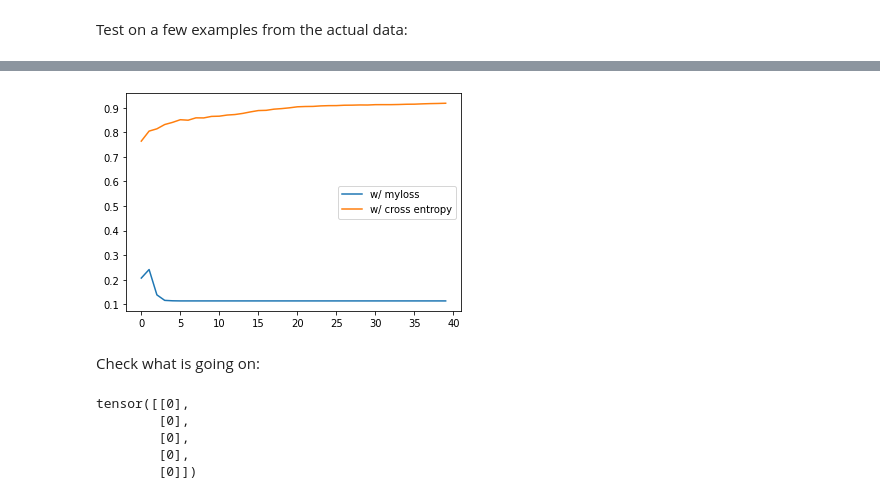
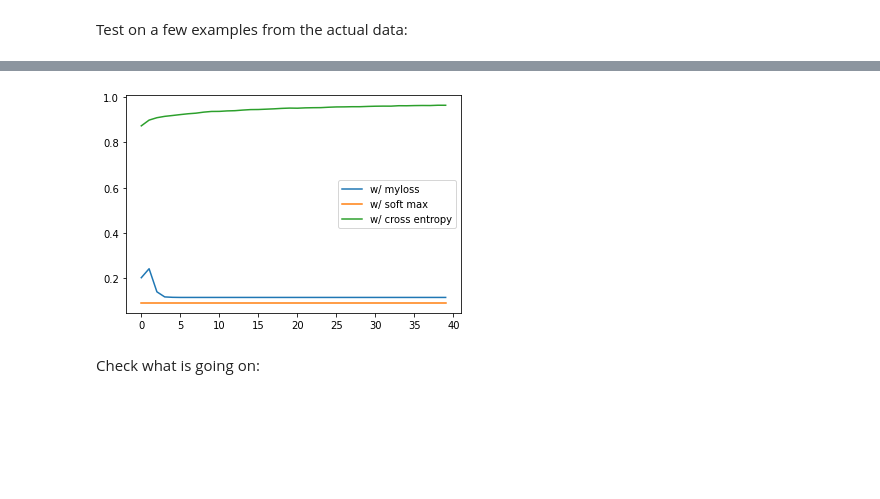
Before and after one commit to francescolosterzo/fastbook, a Jupyter notebook: exercises/mnist_full.ipynb, the cells around one changed output, grey strips where cells are left out. Cells and saved outputs as stored; diff of their text form; code cells hidden in the pictures; blank space fills up the shorter version.

Commit message:
complete model!

```diff
--- a/exercises/mnist_full.ipynb
+++ b/exercises/mnist_full.ipynb
@@ -353,5 +373,13 @@ model2 = nn.Sequential(
 )
 # %%
-learn2 = Learner(dls, model2, loss_func=mycrossentropy, opt_func=SGD, metrics=myaccuracy)
+learn2 = Learner(dls, model1, loss_func=myloss2, opt_func=SGD, metrics=myaccuracy)
+# %%
+model3 = nn.Sequential(
+    nn.Linear(28*28, 50),
+    nn.ReLU(),
+    nn.Linear(50,10),
+)
+# %%
+learn3 = Learner(dls, model3, loss_func=mycrossentropy, opt_func=SGD, metrics=myaccuracy)
 # %% [markdown]
 Test on a few examples from the actual data:
@@ -435,0 +457,2 @@ learn2.fit(n_epoch=40, lr=0.05)
+# %%
+learn3.fit(n_epoch=40, lr=0.05)
@@ -436,17 +477,10 @@ learn2.fit(n_epoch=40, lr=0.05)
 # %%
 plt.plot(L(learn1.recorder.values).itemgot(2), label='w/ myloss');
-plt.plot(L(learn2.recorder.values).itemgot(2), label='w/ cross entropy');
+plt.plot(L(learn2.recorder.values).itemgot(2), label='w/ soft max');
+plt.plot(L(learn3.recorder.values).itemgot(2), label='w/ cross entropy');
 
 plt.legend(loc='best');
 # %% [output]
-[figure, old version]
+[figure, new version]
 # %% [markdown]
 Check what is going on:
-# %%
-batch_y
-# %% [output]
-tensor([[0],
-        [0],
-        [0],
-        [0],
-        [0]])
```
Also changed, not shown: parts of 38 cells of this notebook.
